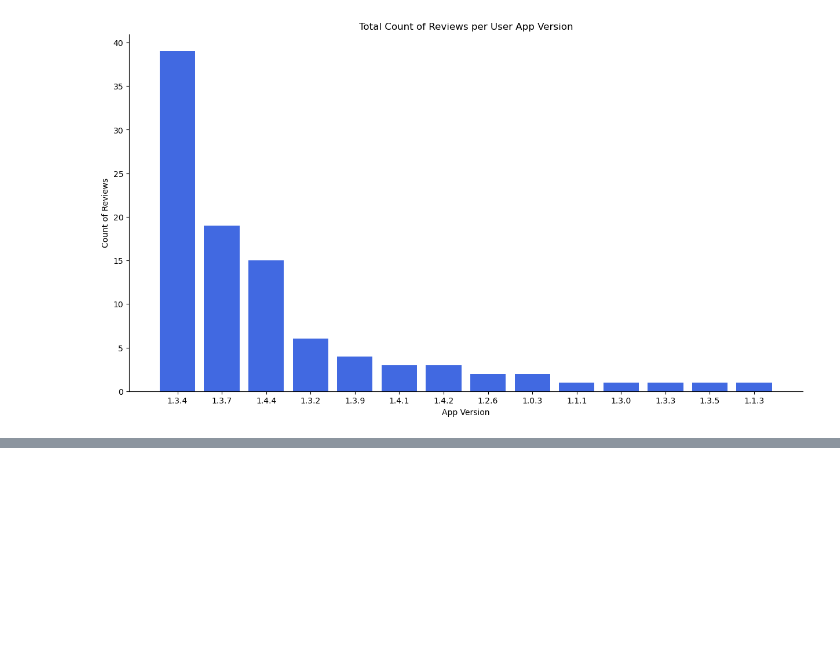
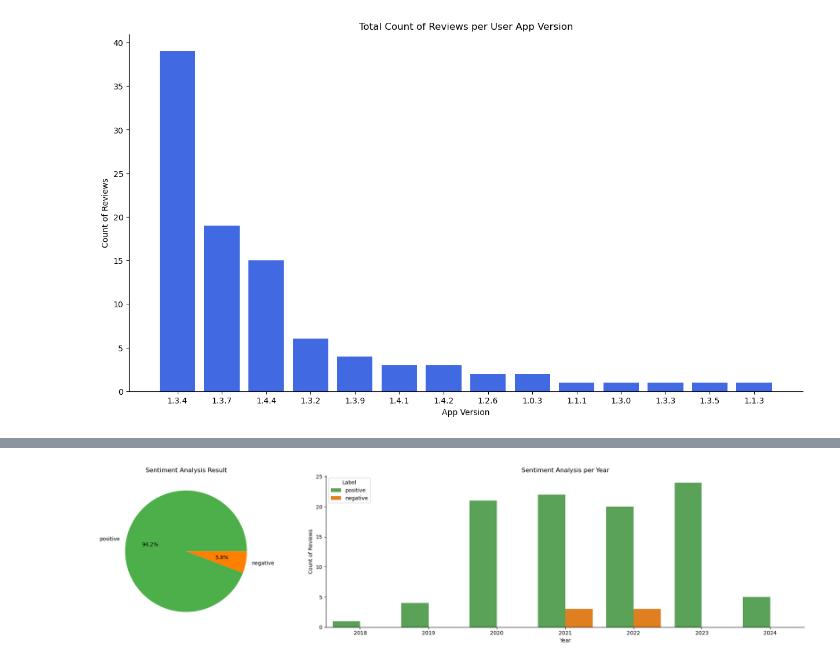
Before and after one commit to ahamzah003/webscrape, a Jupyter notebook: playstore/results.ipynb, the cells around one changed output, grey strips where cells are left out. Cells and saved outputs as stored; diff of their text form; code cells hidden in the pictures; blank space fills up the shorter version.

```diff
--- a/playstore/results.ipynb
+++ b/playstore/results.ipynb
@@ -111,4 +115,35 @@ plt.show()
 # %%
+# set figsize and grid specifications
+plt.figure(figsize=[20,5])
+gs = gridspec.GridSpec(1, 2, width_ratios=[1, 2])
+
+# a pie chart of sentiment results in the first sub-plot
+plt.subplot(gs[0])
+colours = ['#4daf4a', '#ff7f00']
+df['sentiment_label'].value_counts().plot(kind='pie', ylabel='', autopct='%1.1f%%', colors=colours)
+# visual formatting
+plt.title("Sentiment Analysis Result")
+
+
 # plot the distribution of the count of postive and negative reviews per year
-sb.countplot(data=df_clean, x='year',hue= 'sentiment_label',color = sb.color_palette()[2])
+plt.subplot(gs[1])
+# set matching color palette with the pie chart on the left
+pallette = sb.color_palette(colours)
+sb.countplot(data=df, x='year',hue= 'sentiment_label',palette = pallette)
+# visual formatting
+plt.xlabel("Year")
+plt.ylabel("Count of Reviews")
+plt.title('Sentiment Analysis per Year')
+plt.legend(title="Label", loc=2)
+# remove the top and right border lines
+ax = plt.gca()
+ax.spines['top'].set_visible(False)
+ax.spines['right'].set_visible(False);
+
+
+# Adjust subplots to fit into the figure area
+plt.tight_layout()
+# show visual
 plt.show()
+# %% [output]
+[figure, added]
```
Also changed, not shown: parts of 7 cells of this notebook.
